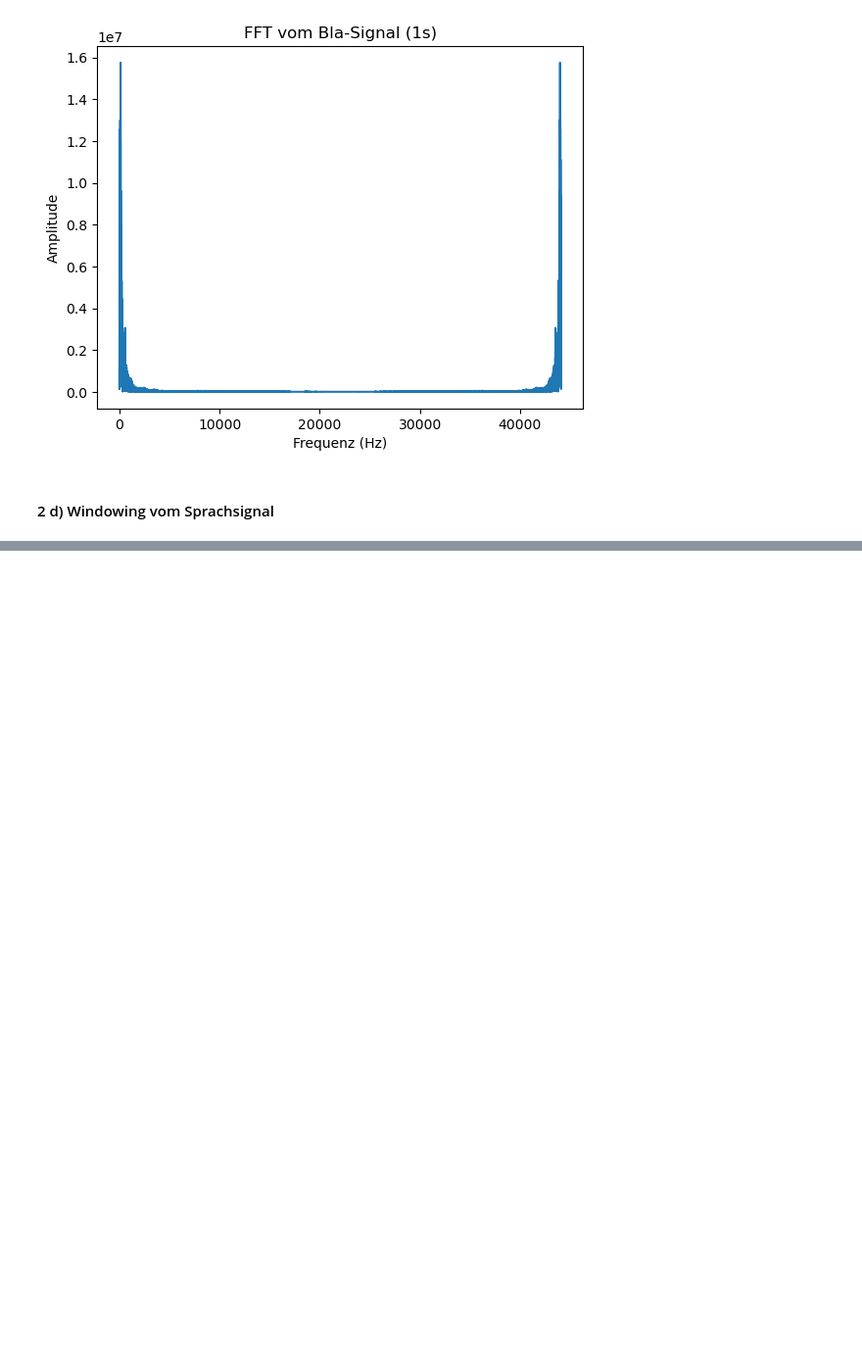
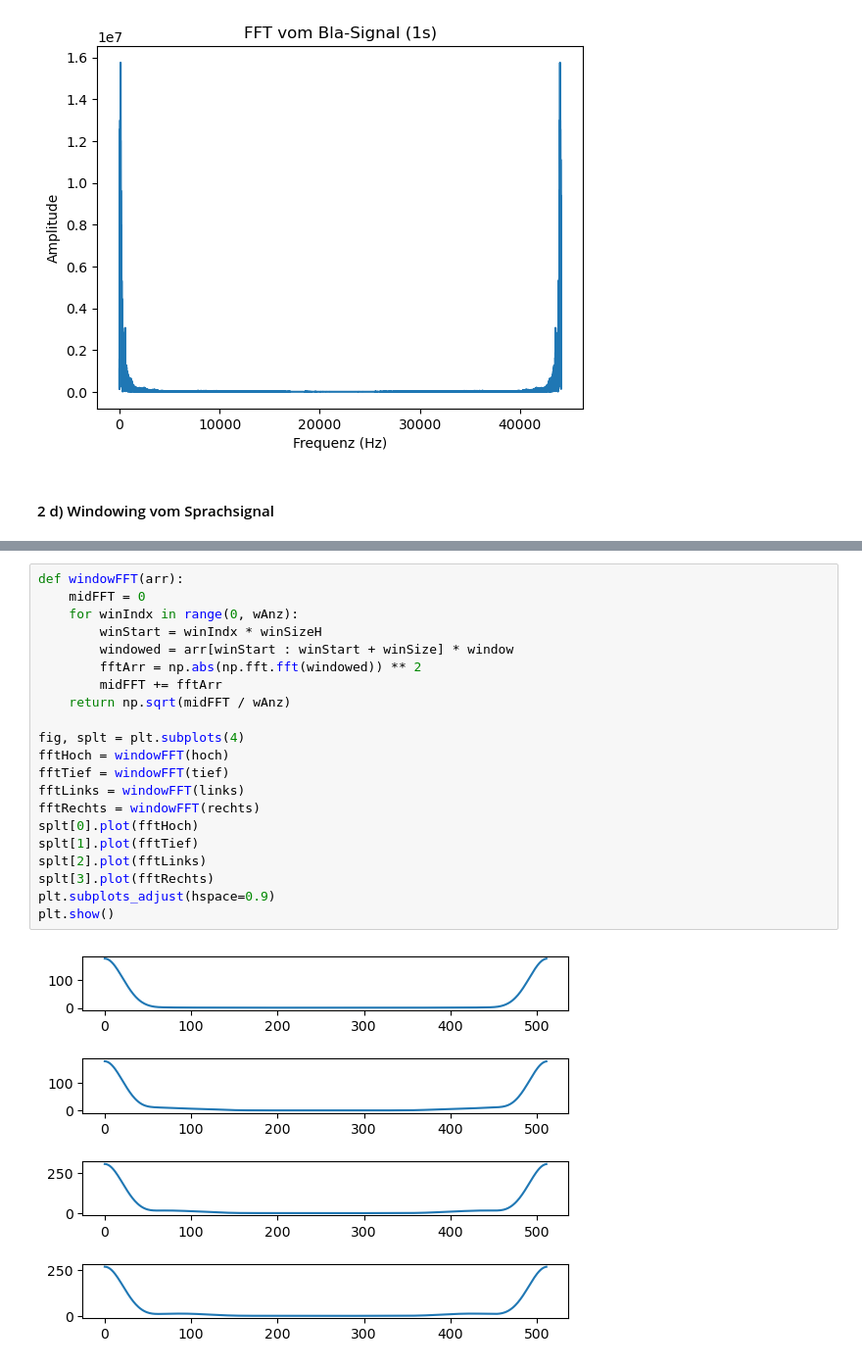
Before and after one commit to Atomarverseucht/AIN, a Jupyter notebook: 3/technische-grundlagen-der-kuenstlichen-intelligenz/versuch3/mikrofon.ipynb, the cells around one changed output, grey strips where cells are left out. Shown: that part at 98% size. Saved outputs shown, nothing was run; the diff lists cells and outputs as text; blank space fills up the shorter version.

```diff
--- a/3/technische-grundlagen-der-kuenstlichen-intelligenz/versuch3/mikrofon.ipynb
+++ b/3/technische-grundlagen-der-kuenstlichen-intelligenz/versuch3/mikrofon.ipynb
@@ -134,0 +169,23 @@ Grundfrequenz: 0 Hz
+# %%
+def windowFFT(arr):
+    midFFT = 0
+    for winIndx in range(0, wAnz):
+        winStart = winIndx * winSizeH
+        windowed = arr[winStart : winStart + winSize] * window
+        fftArr = np.abs(np.fft.fft(windowed)) ** 2
+        midFFT += fftArr
+    return np.sqrt(midFFT / wAnz)
+
+fig, splt = plt.subplots(4)
+fftHoch = windowFFT(hoch)
+fftTief = windowFFT(tief)
+fftLinks = windowFFT(links)
+fftRechts = windowFFT(rechts)
+splt[0].plot(fftHoch)
+splt[1].plot(fftTief)
+splt[2].plot(fftLinks)
+splt[3].plot(fftRechts)
+plt.subplots_adjust(hspace=0.9)
+plt.show()
+# %% [output]
+[figure, added]
```
Also changed, not shown: parts of 7 cells of this notebook.
